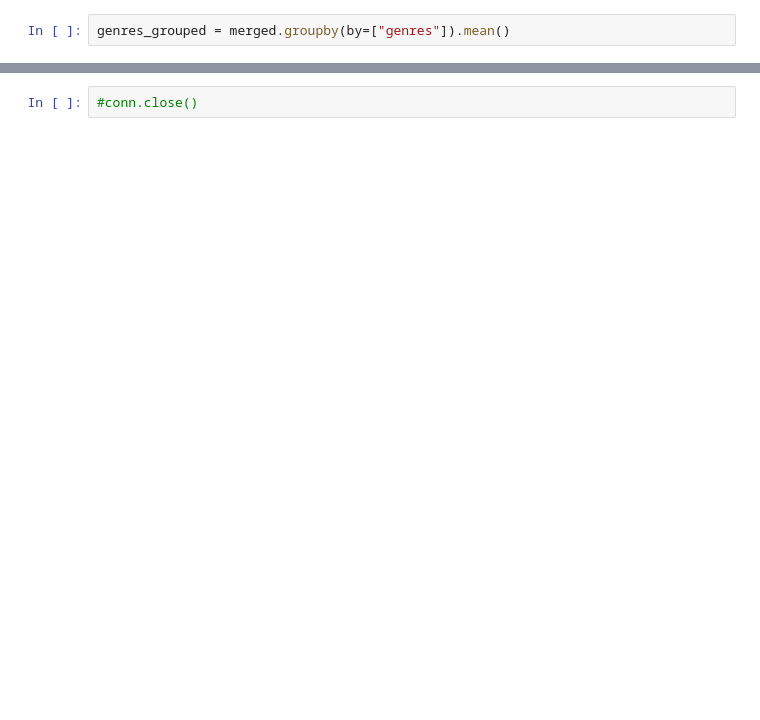
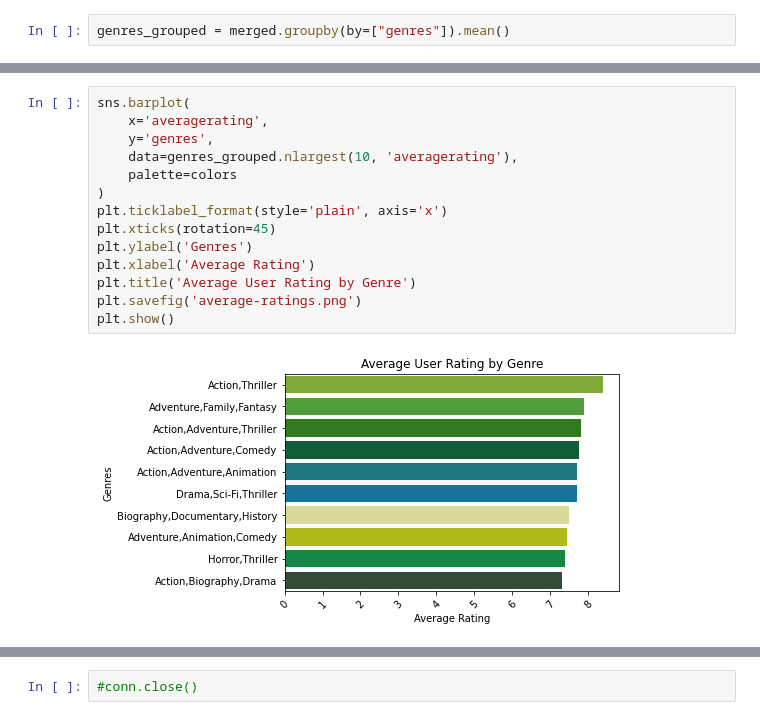
Before and after one commit to myleshansen/deloitte-intensive-capstone, a Jupyter notebook: myles-nb.ipynb, the cells around one changed output, grey strips where cells are left out. Saved outputs shown, nothing was run; the diff lists cells and outputs as text; blank space fills up the shorter version.

```diff
--- a/capstone-nb.ipynb
+++ b/myles-nb.ipynb
@@ -294,2 +312,18 @@ genres_grouped
+# %%
+sns.barplot(
+    x='averagerating',
+    y='genres',
+    data=genres_grouped.nlargest(10, 'averagerating'),
+    palette=colors
+)
+plt.ticklabel_format(style='plain', axis='x')
+plt.xticks(rotation=45)
+plt.ylabel('Genres')
+plt.xlabel('Average Rating')
+plt.title('Average User Rating by Genre')
+plt.savefig('average-ratings.png')
+plt.show()
+# %% [output]
+[figure, added]
 # %%
 sns.barplot(
```
Also changed, not shown: parts of 6 cells of this notebook, 6 other files.
